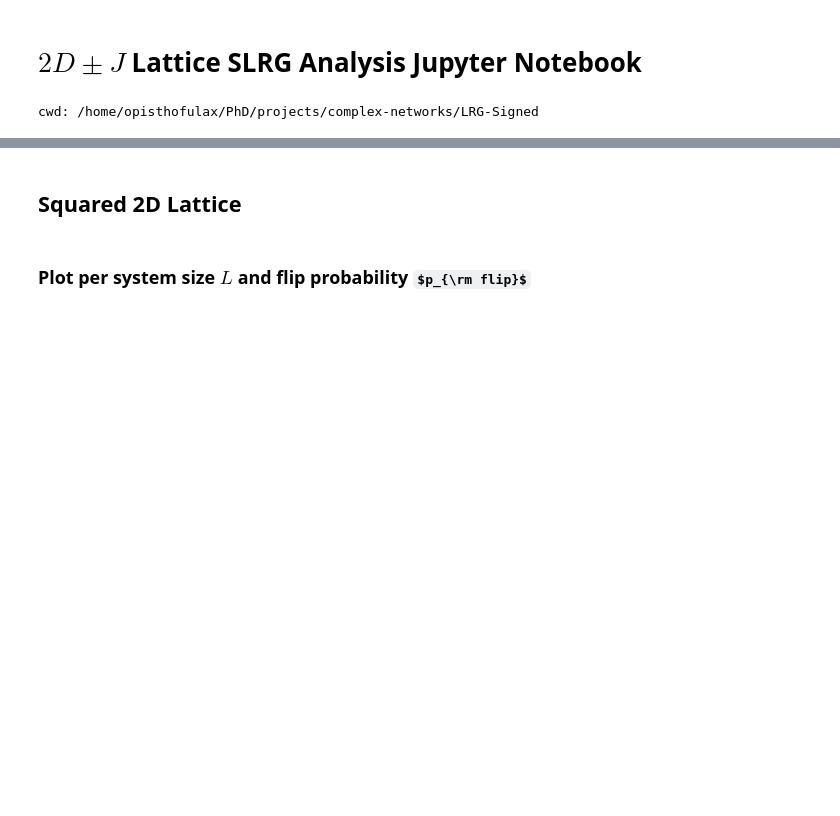
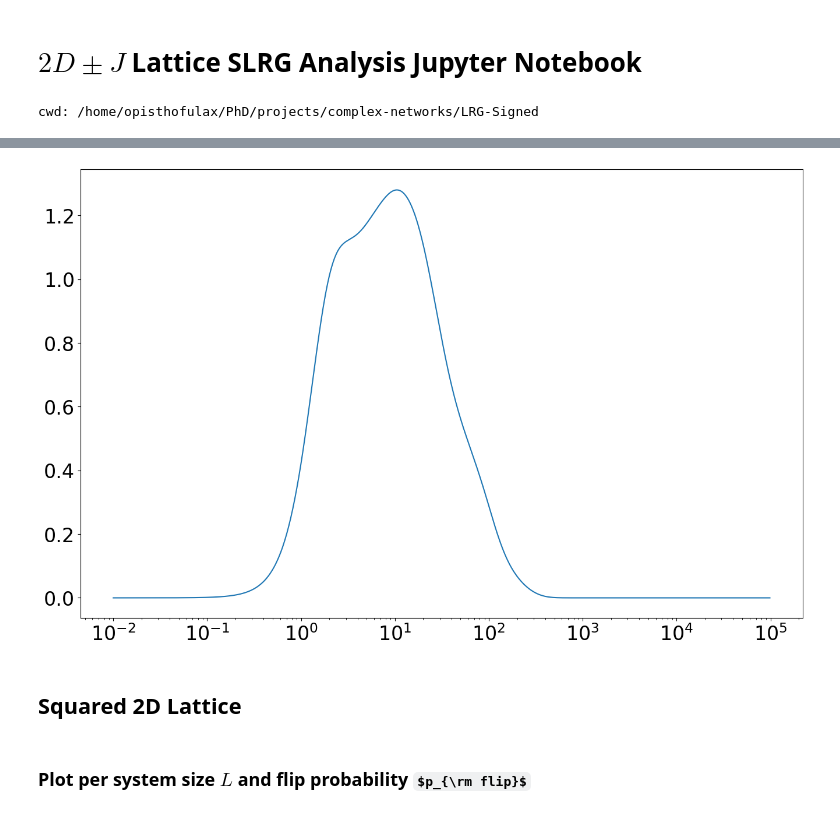
Before and after one commit to giulioiannelli/lrgsglib-public, a Jupyter notebook: notebooks/signed_lattice2d.ipynb, the cells around one changed output, grey strips where cells are left out. Saved outputs shown, nothing was run; the diff lists cells and outputs as text; code cells hidden in the pictures; some formulas as TeX source; blank space fills up the shorter version.

```diff
--- a/notebooks/signed_lattice2d.ipynb
+++ b/notebooks/signed_lattice2d.ipynb
@@ -16,3 +25,12 @@ cwd: /home/opisthofulax/PhD/projects/complex-networks/LRG-Signed
+# %%
+c = np.fromfile("data/l2d_squared/N=400_navg=20/Sm1_avg_p=0.12.bin")
+c =np.log(100) * dv(c, np.log(t))
+t = np.logspace(-2, 5, 1000)
+
+plt.plot(t[:-1], c)
+plt.xscale('log')
+# %% [output]
+[figure, added]
 # %% [markdown]
 ## Squared 2D Lattice
 # %%
```
Also changed, not shown: parts of 7 cells of this notebook, 3 other files.
